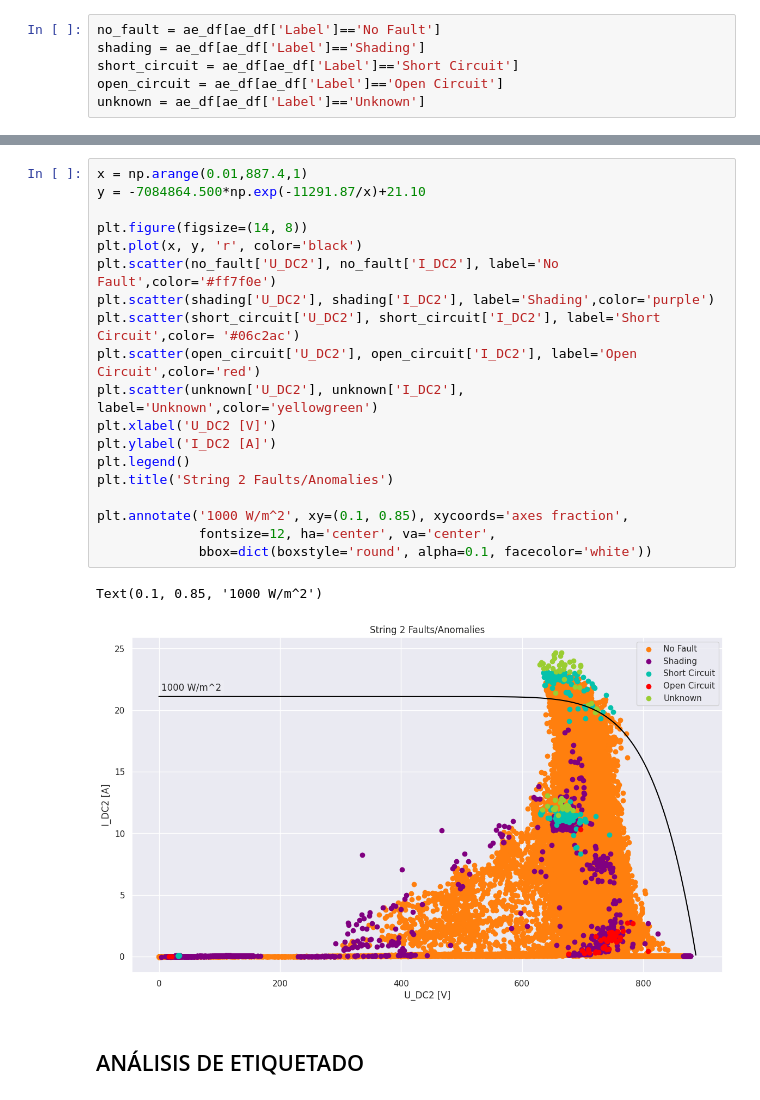
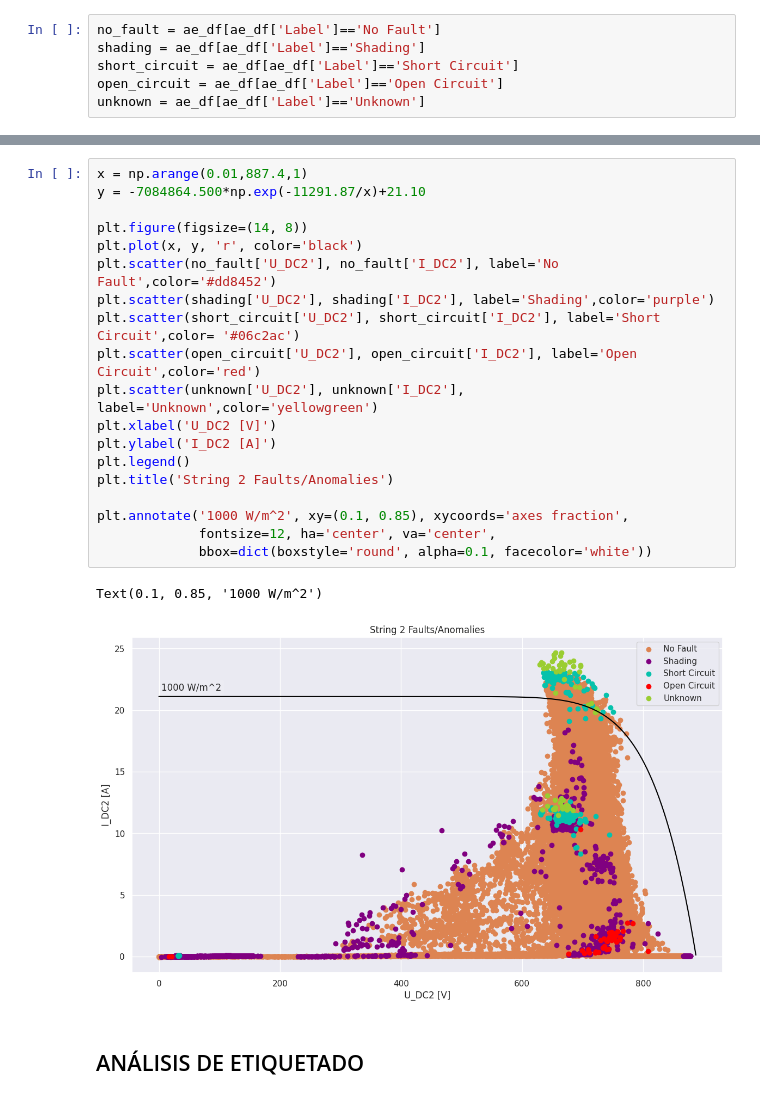
Before and after one commit to santyxd3000/Undergraduate-Project, a Jupyter notebook: Fault_Classification.ipynb, the cells around one changed output, grey strips where cells are left out. Saved outputs shown, nothing was run; the diff lists cells and outputs as text.

```diff
--- a/Fault_Classification.ipynb
+++ b/Fault_Classification.ipynb
@@ -1046,25 +1046,25 @@ Text(0.1, 0.85, '1000 W/m^2')
 # %%
 x = np.arange(0.01,887.4,1)
 y = -7084864.500*np.exp(-11291.87/x)+21.10
 
 plt.figure(figsize=(14, 8))
 plt.plot(x, y, 'r', color='black')
-plt.scatter(no_fault['U_DC2'], no_fault['I_DC2'], label='No Fault',color='#ff7f0e')
+plt.scatter(no_fault['U_DC2'], no_fault['I_DC2'], label='No Fault',color='#dd8452')
 plt.scatter(shading['U_DC2'], shading['I_DC2'], label='Shading',color='purple')
 plt.scatter(short_circuit['U_DC2'], short_circuit['I_DC2'], label='Short Circuit',color= '#06c2ac')
 plt.scatter(open_circuit['U_DC2'], open_circuit['I_DC2'], label='Open Circuit',color='red')
 plt.scatter(unknown['U_DC2'], unknown['I_DC2'], label='Unknown',color='yellowgreen')
 plt.xlabel('U_DC2 [V]')
 plt.ylabel('I_DC2 [A]')
 plt.legend()
 plt.title('String 2 Faults/Anomalies')
 
 plt.annotate('1000 W/m^2', xy=(0.1, 0.85), xycoords='axes fraction',
              fontsize=12, ha='center', va='center',
              bbox=dict(boxstyle='round', alpha=0.1, facecolor='white'))
 # %% [output]
 Text(0.1, 0.85, '1000 W/m^2')
-[figure, old version]
+[figure, new version]
 # %% [markdown]
 ## ANÁLISIS DE ETIQUETADO
 # %%
```
Also changed, not shown: parts of 17 cells of this notebook.
